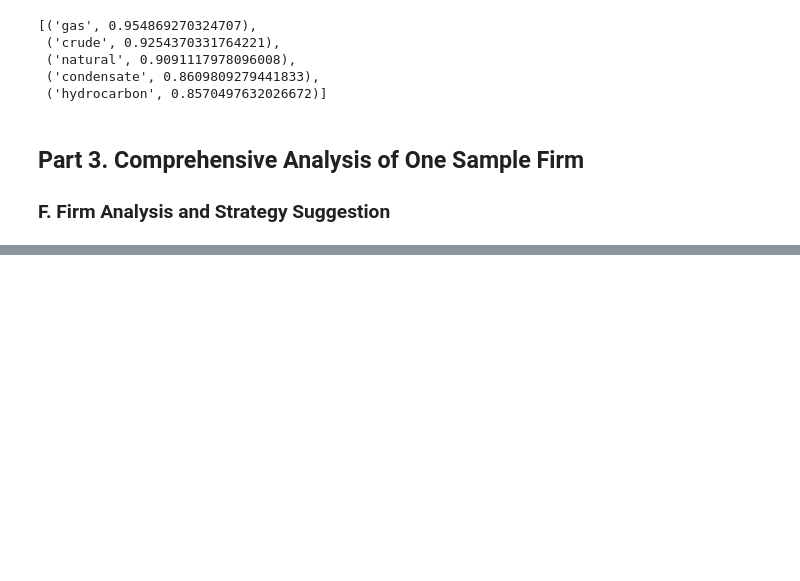
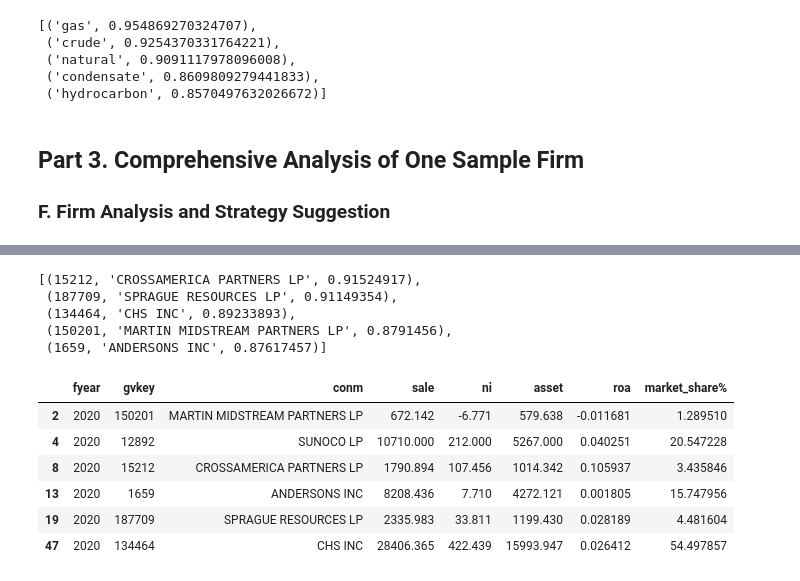
Before and after one commit to davidzc01/BAIT508_Industry_Analysis, a Jupyter notebook: Industry analysis.ipynb, the cells around one changed output, grey strips where cells are left out. Drawn from its saved outputs; the diff is of its cells as text; code cells hidden in the pictures; blank space fills up the shorter version.

```diff
--- a/Industry analysis.ipynb
+++ b/Industry analysis.ipynb
@@ -377,3 +376,5 @@ model.wv.most_similar('oil', topn=5)
 ### F. Firm Analysis and Strategy Suggestion
 # %%
 #1.	Convert the keywords extracted in D.2 into word embeddings with the word2vec model trained in E.1. Add up the embeddings for each firm to create the firm-level embeddings. Use the firm-level embeddings to find the focal firm’s competing firms (or, most similar firms).
+df = df_selected_industry[['gvkey', 'conm', 'keyword_clean_tfidf']]
+d = DocumentSimilarity(model = model, gvkeys=df['gvkey'], conm = df['conm'], keywordslist = df['keyword_clean_tfidf'])
@@ -380,4 +402,25 @@ model.wv.most_similar('oil', topn=5)
+# %%
+competitors = d.most_similar(firm = focal_gvkey, topn = 5)
+competitors
+# %% [output]
+[(15212, 'CROSSAMERICA PARTNERS LP', 0.91524917),
+ (187709, 'SPRAGUE RESOURCES LP', 0.91149354),
+ (134464, 'CHS INC', 0.89233893),
+ (150201, 'MARTIN MIDSTREAM PARTNERS LP', 0.8791456),
+ (1659, 'ANDERSONS INC', 0.87617457)]
 # %%
 #2.	Compare the revenue, market share, and ROA of the focal firm to its competitors and provide suggestions accordingly.
+gvkeys = [focal_gvkey] + [x[0] for x in competitors]
+df_focal = df_selected_industry[df_selected_industry['gvkey'].isin(gvkeys)][['fyear', 'gvkey', 'conm', 'sale', 'ni', 'asset', 'roa']]
+df_focal['market_share%'] = (df_focal['sale'] / df_focal['sale'].sum()) * 100
+df_focal
+# %% [output]
+|  | fyear | gvkey | conm | sale | ni | asset | roa | market_share% |
+| 2 | 2020 | 150201 | MARTIN MIDSTREAM PARTNERS LP | 672.142 | -6.771 | 579.638 | -0.011681 | 1.289510 |
+| 4 | 2020 | 12892 | SUNOCO LP | 10710.000 | 212.000 | 5267.000 | 0.040251 | 20.547228 |
+| 8 | 2020 | 15212 | CROSSAMERICA PARTNERS LP | 1790.894 | 107.456 | 1014.342 | 0.105937 | 3.435846 |
+| 13 | 2020 | 1659 | ANDERSONS INC | 8208.436 | 7.710 | 4272.121 | 0.001805 | 15.747956 |
+| 19 | 2020 | 187709 | SPRAGUE RESOURCES LP | 2335.983 | 33.811 | 1199.430 | 0.028189 | 4.481604 |
+| 47 | 2020 | 134464 | CHS INC | 28406.365 | 422.439 | 15993.947 | 0.026412 | 54.497857 |
 # %%
 #3.	Perform an analysis of the historical stock prices, ROA, revenue, and assets of the chosen company. Investigate potential correlations and address noteworthy decreases and increases.
```
Also changed, not shown: parts of 9 cells of this notebook.
